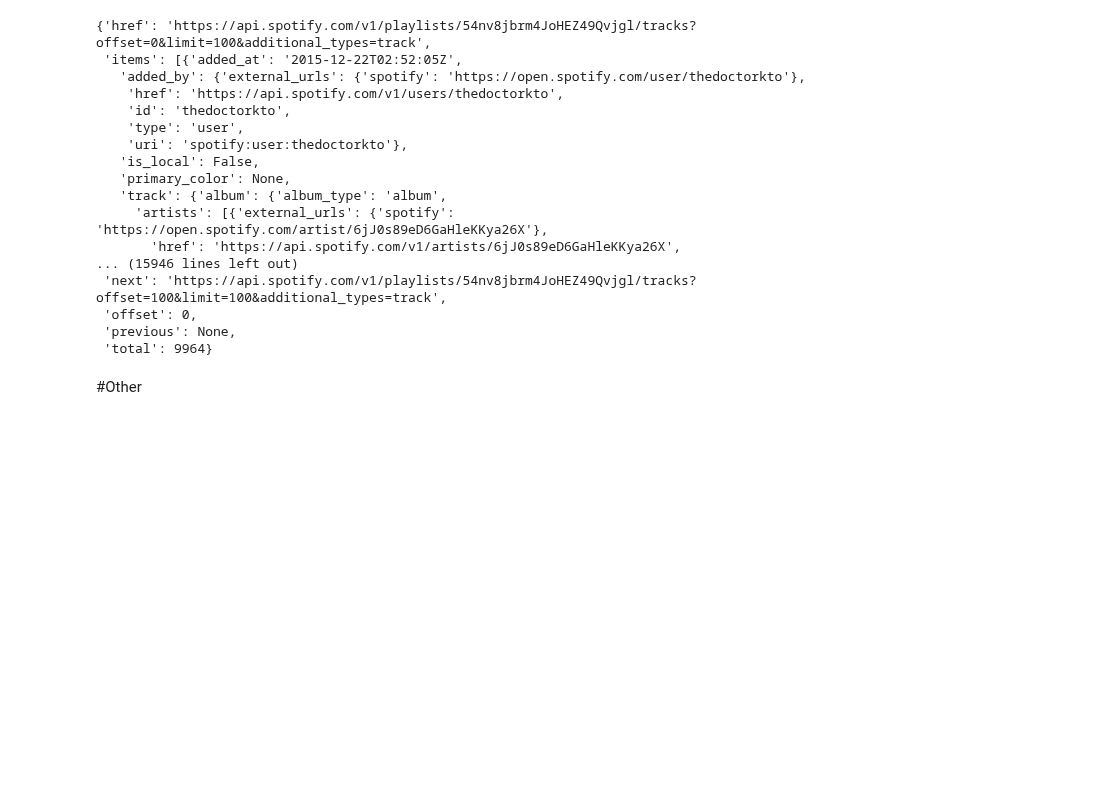
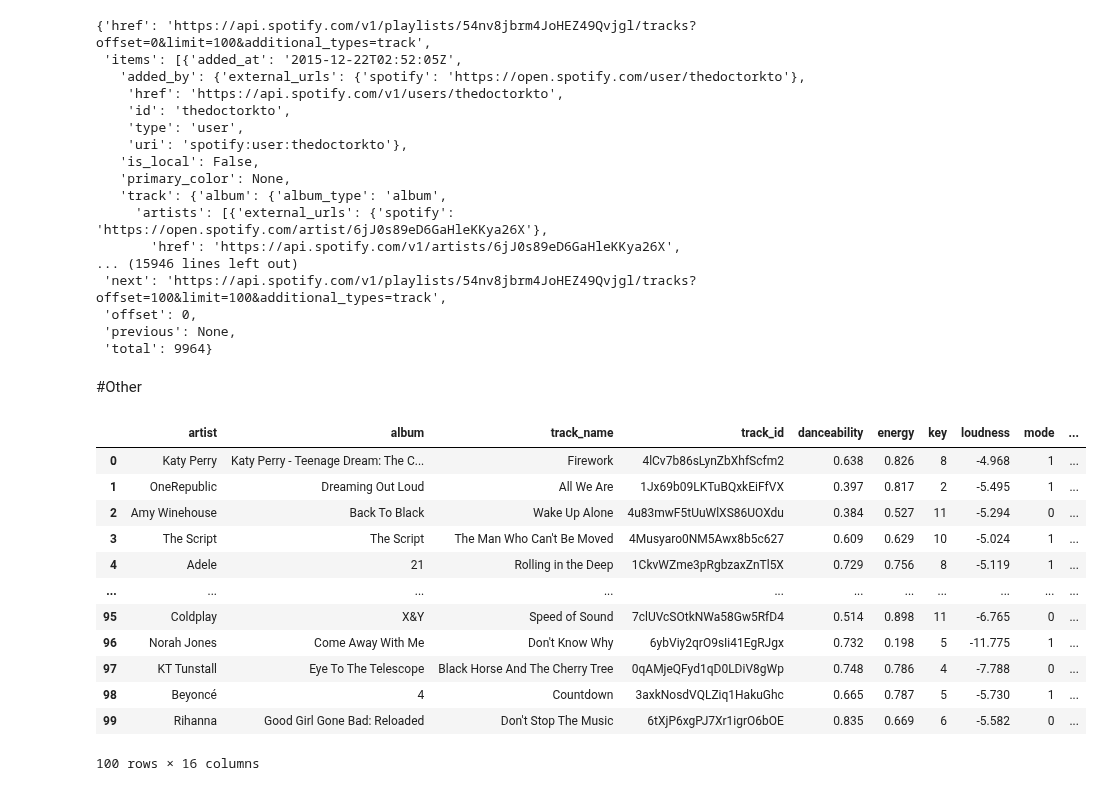
Before and after one commit to adinas94/Spotify_Recommendation_System, a Jupyter notebook: API WIP.ipynb, the cells around one changed output. Cells and saved outputs as stored; diff of their text form; code cells hidden in the pictures; blank space fills up the shorter version.

```diff
--- a/API WIP.ipynb
+++ b/API WIP.ipynb
@@ -188,3 +186,19 @@ def analyze_playlist(creator, playlist_id):
 # %%
 playlist_creator = "spotify"
 playlist_id = "54nv8jbrm4JoHEZ49Qvjgl"
+# %%
+analyze_playlist(playlist_creator, playlist_id)
+# %% [output]
+|  | artist | album | track_name | track_id | danceability | energy | key | loudness | mode | ... |
+| 0 | Katy Perry | Katy Perry - Teenage Dream: The C... | Firework | 4lCv7b86sLynZbXhfScfm2 | 0.638 | 0.826 | 8 | -4.968 | 1 | ... |
+| 1 | OneRepublic | Dreaming Out Loud | All We Are | 1Jx69b09LKTuBQxkEiFfVX | 0.397 | 0.817 | 2 | -5.495 | 1 | ... |
+| 2 | Amy Winehouse | Back To Black | Wake Up Alone | 4u83mwF5tUuWlXS86UOXdu | 0.384 | 0.527 | 11 | -5.294 | 0 | ... |
+| 3 | The Script | The Script | The Man Who Can't Be Moved | 4Musyaro0NM5Awx8b5c627 | 0.609 | 0.629 | 10 | -5.024 | 1 | ... |
+| 4 | Adele | 21 | Rolling in the Deep | 1CkvWZme3pRgbzaxZnTl5X | 0.729 | 0.756 | 8 | -5.119 | 1 | ... |
+| ... | ... | ... | ... | ... | ... | ... | ... | ... | ... | ... |
+| 95 | Coldplay | X&Y | Speed of Sound | 7clUVcSOtkNWa58Gw5RfD4 | 0.514 | 0.898 | 11 | -6.765 | 0 | ... |
+| 96 | Norah Jones | Come Away With Me | Don't Know Why | 6ybViy2qrO9sIi41EgRJgx | 0.732 | 0.198 | 5 | -11.775 | 1 | ... |
+| 97 | KT Tunstall | Eye To The Telescope | Black Horse And The Cherry Tree | 0qAMjeQFyd1qD0LDiV8gWp | 0.748 | 0.786 | 4 | -7.788 | 0 | ... |
+| 98 | Beyoncé | 4 | Countdown | 3axkNosdVQLZiq1HakuGhc | 0.665 | 0.787 | 5 | -5.730 | 1 | ... |
+| 99 | Rihanna | Good Girl Gone Bad: Reloaded | Don't Stop The Music | 6tXjP6xgPJ7Xr1igrO6bOE | 0.835 | 0.669 | 6 | -5.582 | 0 | ... |
+100 rows × 16 columns
```
Also changed, not shown: parts of 2 cells of this notebook.
